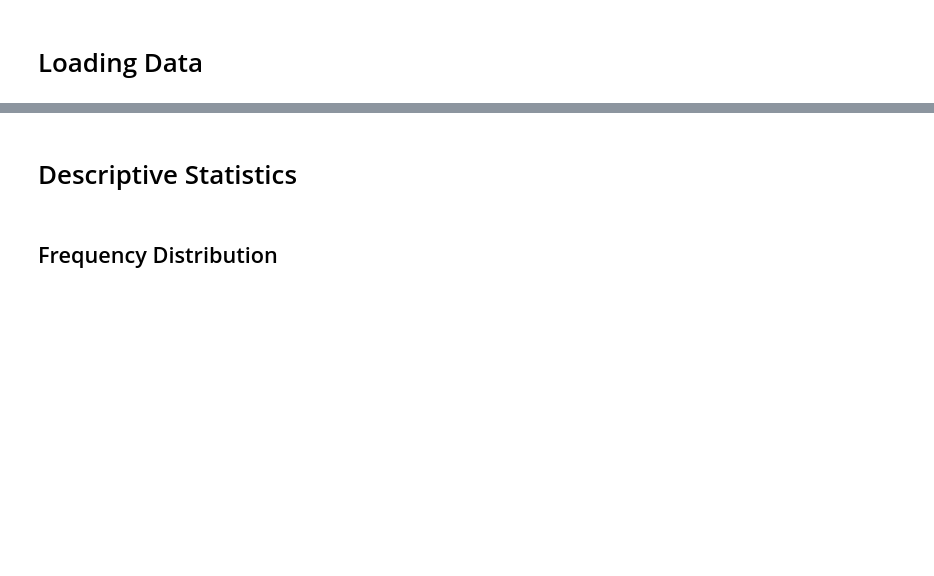
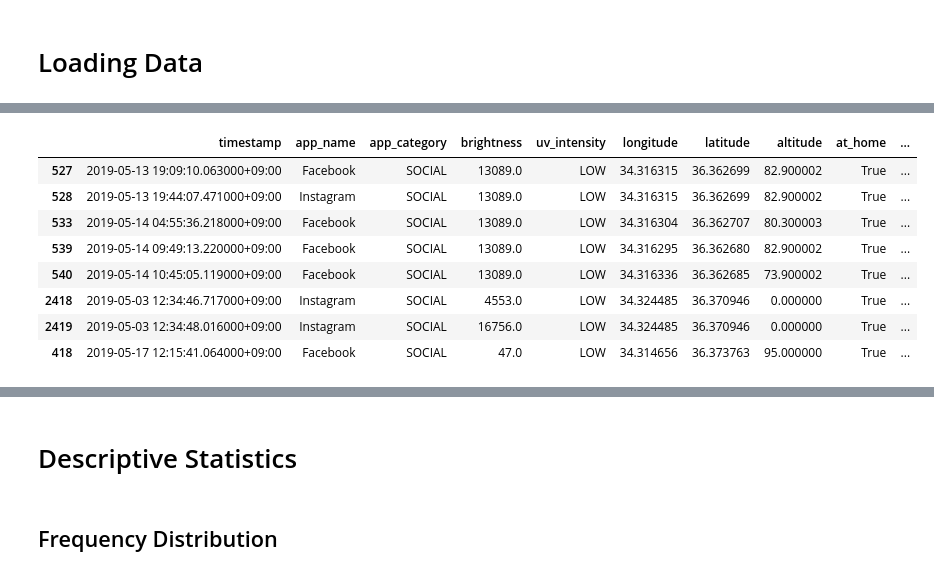
Before and after one commit to mauro-vb/quantitative-methods-analysis-project, a Jupyter notebook: Statistical Analysis.ipynb, the cells around one changed output, grey strips where cells are left out. Saved outputs shown, nothing was run; the diff lists cells and outputs as text; code cells hidden in the pictures; blank space fills up the shorter version.

```diff
--- a/Statistical Analysis.ipynb
+++ b/Statistical Analysis.ipynb
@@ -30,0 +54,12 @@ df.sample()
+# %%
+df[df["at_home"] & (df["uv_intensity"]=='LOW')]
+# %% [output]
+|  | timestamp | app_name | app_category | brightness | uv_intensity | longitude | latitude | altitude | at_home | ... |
+| 527 | 2019-05-13 19:09:10.063000+09:00 | Facebook | SOCIAL | 13089.0 | LOW | 34.316315 | 36.362699 | 82.900002 | True | ... |
+| 528 | 2019-05-13 19:44:07.471000+09:00 | Instagram | SOCIAL | 13089.0 | LOW | 34.316315 | 36.362699 | 82.900002 | True | ... |
+| 533 | 2019-05-14 04:55:36.218000+09:00 | Facebook | SOCIAL | 13089.0 | LOW | 34.316304 | 36.362707 | 80.300003 | True | ... |
+| 539 | 2019-05-14 09:49:13.220000+09:00 | Facebook | SOCIAL | 13089.0 | LOW | 34.316295 | 36.362680 | 82.900002 | True | ... |
+| 540 | 2019-05-14 10:45:05.119000+09:00 | Facebook | SOCIAL | 13089.0 | LOW | 34.316336 | 36.362685 | 73.900002 | True | ... |
+| 2418 | 2019-05-03 12:34:46.717000+09:00 | Instagram | SOCIAL | 4553.0 | LOW | 34.324485 | 36.370946 | 0.000000 | True | ... |
+| 2419 | 2019-05-03 12:34:48.016000+09:00 | Instagram | SOCIAL | 16756.0 | LOW | 34.324485 | 36.370946 | 0.000000 | True | ... |
+| 418 | 2019-05-17 12:15:41.064000+09:00 | Facebook | SOCIAL | 47.0 | LOW | 34.314656 | 36.373763 | 95.000000 | True | ... |
```
Also changed, not shown: parts of 13 cells of this notebook.
